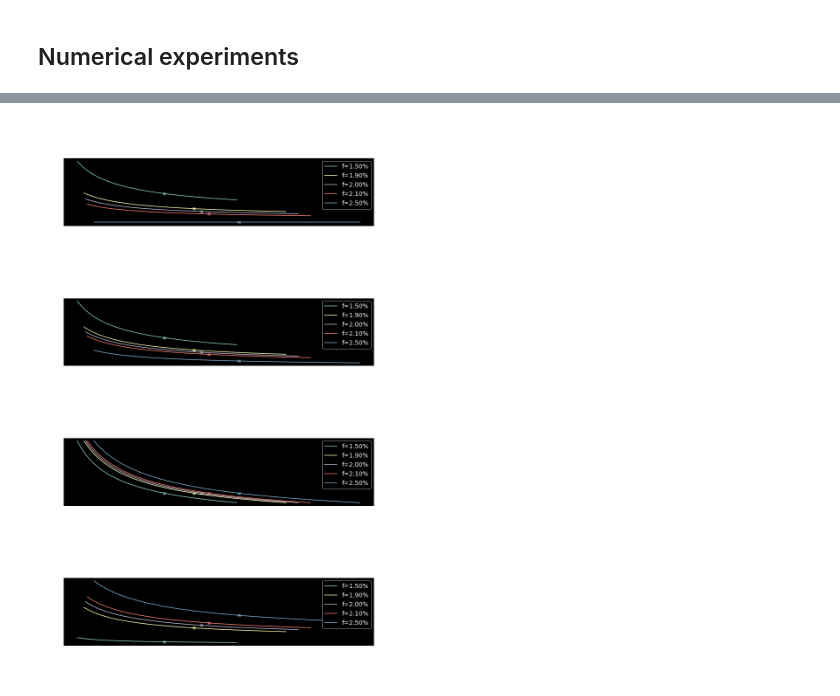
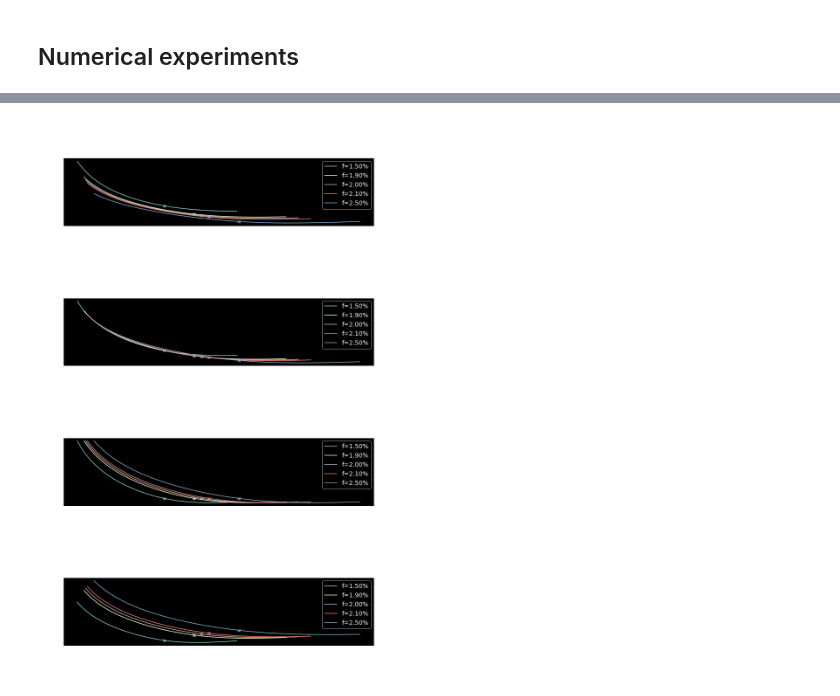
Before and after one commit to sauxpa/Quant, a Jupyter notebook: volmodels_examples/displaced_lognormal.ipynb, the cells around one changed output, grey strips where cells are left out. Cells and saved outputs as stored; diff of their text form; code cells hidden in the pictures.

```diff
--- a/volmodels_examples/displaced_lognormal.ipynb
+++ b/volmodels_examples/displaced_lognormal.ipynb
@@ -81,7 +33,9 @@ plt.show()
 f = 2*ONE_PCT
 shift = 0.8
 mixing = 0.99
-sigma = 50*ONE_PCT
+sigma_0 = 20*ONE_PCT
+vov = 40*ONE_PCT
+rho = -40*ONE_PCT
 L = f
 logmoneyness_lo = -1.5
 logmoneyness_hi = 0.5
@@ -211,7 +163,9 @@ ylabel = 'implied vol'
 f = 2*ONE_PCT
 
 shift = 0.8
-sigma = 50*ONE_PCT
+sigma_0 = 20*ONE_PCT
+vov = 40*ONE_PCT
+rho = -40*ONE_PCT
 L = f
 
 mixings = [
@@ -227,43 +181,45 @@ f_shocks = [
     0,
     10*ONE_BP,
     50*ONE_BP
 ]
 
-Model_LN = SLN_adjustable_backbone_local_vol_LN(sigma=sigma,
-                                                shift=shift,
-                                                mixing=mixing,
-                                                L=L,
-                                                f=f,
-                                                n_strikes=N_STRIKES,
-                                                logmoneyness_lo=-1.5,
-                                                logmoneyness_hi=0.5,
-                                               )
+Model_LN = SLN_adjustable_backbone_LN(sigma_0=sigma_0,
+                                      rho=rho,
+                                      vov=vov,
+                                      shift=shift,
+                                      mixing=mixing,
+                                      L=L,
+                                      f=f,
+                                      n_strikes=N_STRIKES,
+                                      logmoneyness_lo=-1.5,
+                                      logmoneyness_hi=0.5,
+                                     )
 
 fig, axes = plt.subplots(nrows=4, ncols=1)
 
 for i, ax in enumerate(axes):
     mixing = mixings[i]
     Model_LN.mixing= mixing
     for f_shock in f_shocks:
         Model_LN.f = f+f_shock
         smile = list(Model_LN.smile.values())
         label = 'f={:.2%}'.format(f+f_shock)
         ax.plot(Model_LN.strike_grid, smile, label=label)
         ax.scatter([Model_LN.f], [Model_LN.ATM], marker='x')
 
         ax.set_xlabel(xlabel)
         ax.set_ylabel(ylabel)
         ax.legend(loc='upper right')
         ax.xaxis.set_major_formatter(FuncFormatter(lambda x, _: '{:.0%}'.format(x)))
         ax.set_title('{}\n'.format(Model_LN.vol_type)\
                      +r'$shift$={}'.format(Model_LN.shift)+'\n'\
                      +r'mixing={}'.format(Model_LN.mixing)+'\n',\
                     )
 
 plt.tight_layout()
 plt.show()
 # %% [output]
-[figure, old version]
+[figure, new version]
 # %%
 xlabel = 'strike\n\n'
 ylabel = 'implied vol'
```
Also changed, not shown: parts of 11 cells of this notebook, 2 other files.
